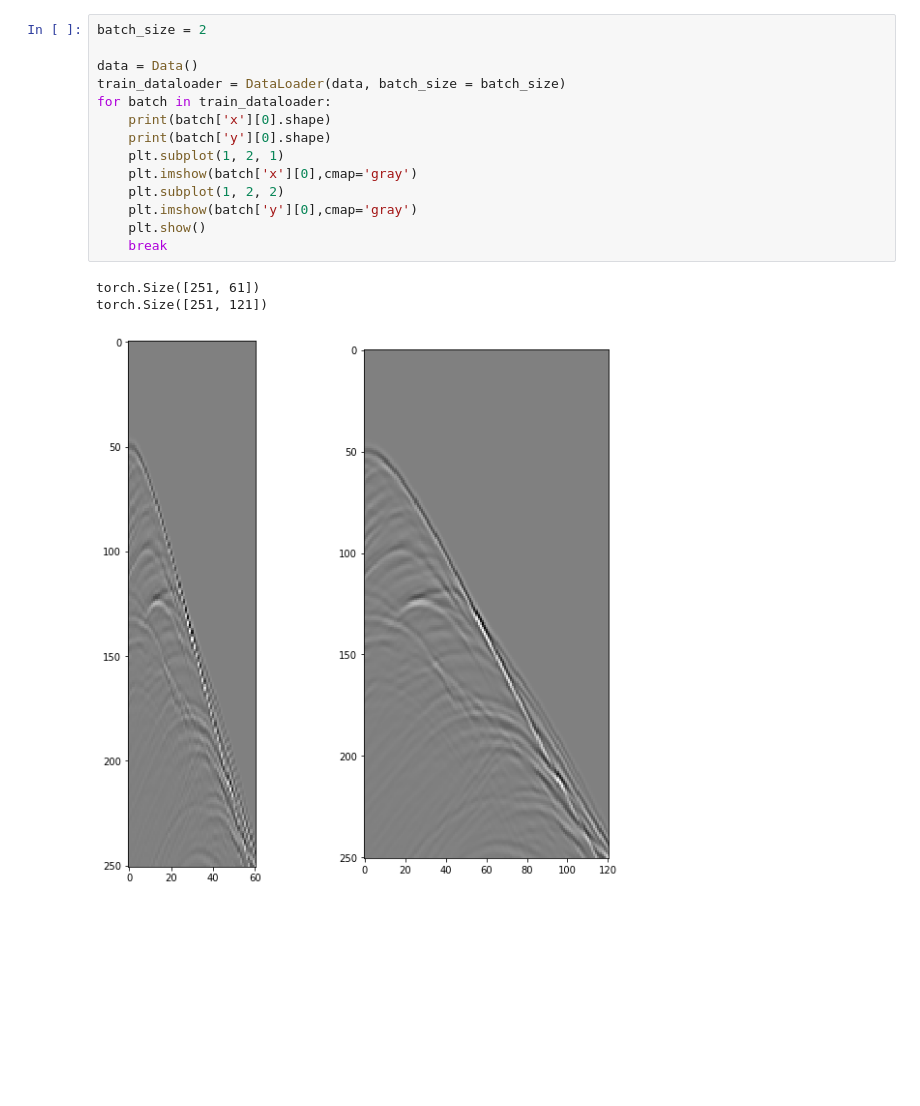
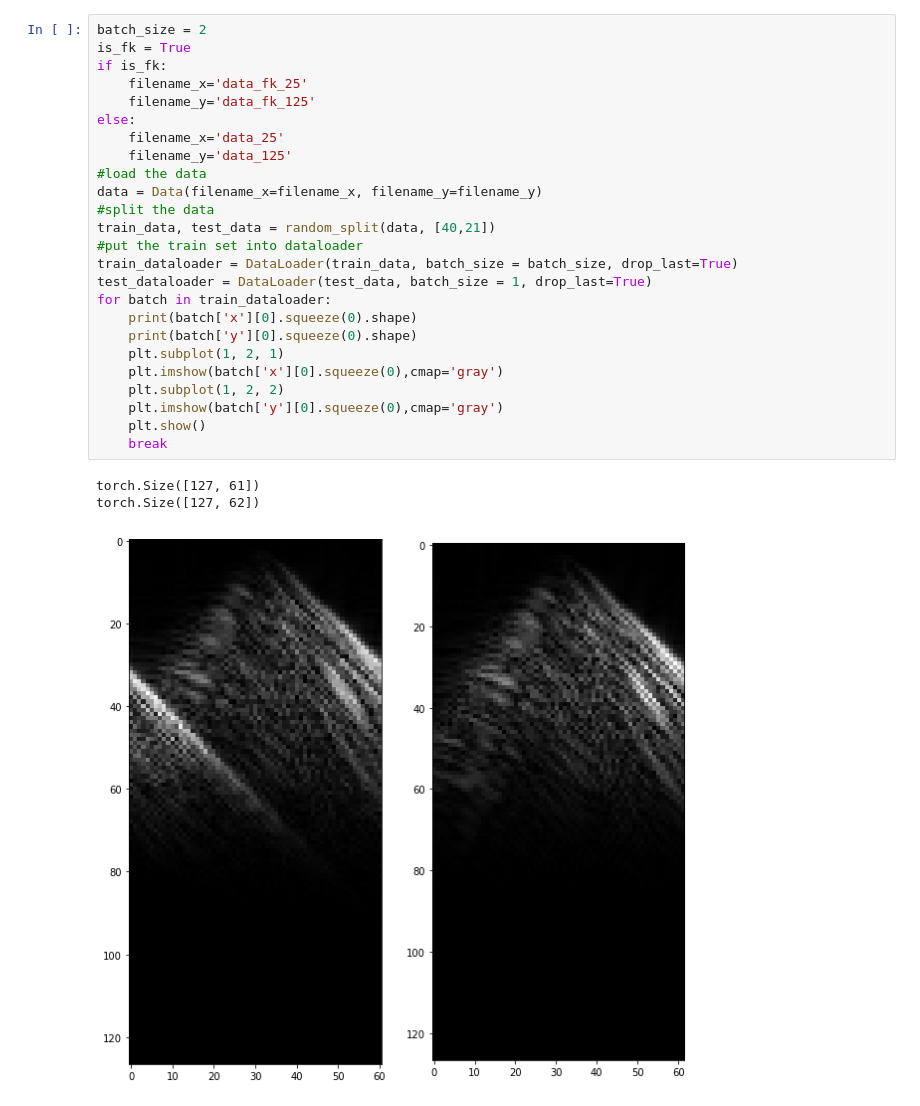
Before and after one commit to garg-aayush/spatial-alias-removal, a Jupyter notebook: data.ipynb, the cells around one changed output. Drawn from its saved outputs; the diff is of its cells as text; blank space fills up the shorter version.

```diff
--- a/data.ipynb
+++ b/data.ipynb
@@ -12,22 +13,33 @@ from dataset import Data
 plt.rcParams["figure.figsize"] = (10,10)
 # %%
 batch_size = 2
-
-data = Data()
-train_dataloader = DataLoader(data, batch_size = batch_size)
+is_fk = True
+if is_fk:
+    filename_x='data_fk_25'
+    filename_y='data_fk_125'
+else:
+    filename_x='data_25'
+    filename_y='data_125'
+#load the data
+data = Data(filename_x=filename_x, filename_y=filename_y)
+#split the data
+train_data, test_data = random_split(data, [40,21])
+#put the train set into dataloader
+train_dataloader = DataLoader(train_data, batch_size = batch_size, drop_last=True)
+test_dataloader = DataLoader(test_data, batch_size = 1, drop_last=True)
 for batch in train_dataloader:
-    print(batch['x'][0].shape)
-    print(batch['y'][0].shape)
+    print(batch['x'][0].squeeze(0).shape)
+    print(batch['y'][0].squeeze(0).shape)
     plt.subplot(1, 2, 1)
-    plt.imshow(batch['x'][0],cmap='gray')
+    plt.imshow(batch['x'][0].squeeze(0),cmap='gray')
     plt.subplot(1, 2, 2)
-    plt.imshow(batch['y'][0],cmap='gray')
+    plt.imshow(batch['y'][0].squeeze(0),cmap='gray')
     plt.show()
     break
 # %% [output]
-torch.Size([251, 61])
-torch.Size([251, 121])
+torch.Size([127, 61])
+torch.Size([127, 62])
-[figure, old version]
+[figure, new version]
 # %%
 
 #overview of different models
```
Also changed, not shown: parts of 4 cells of this notebook, 1 other file.
